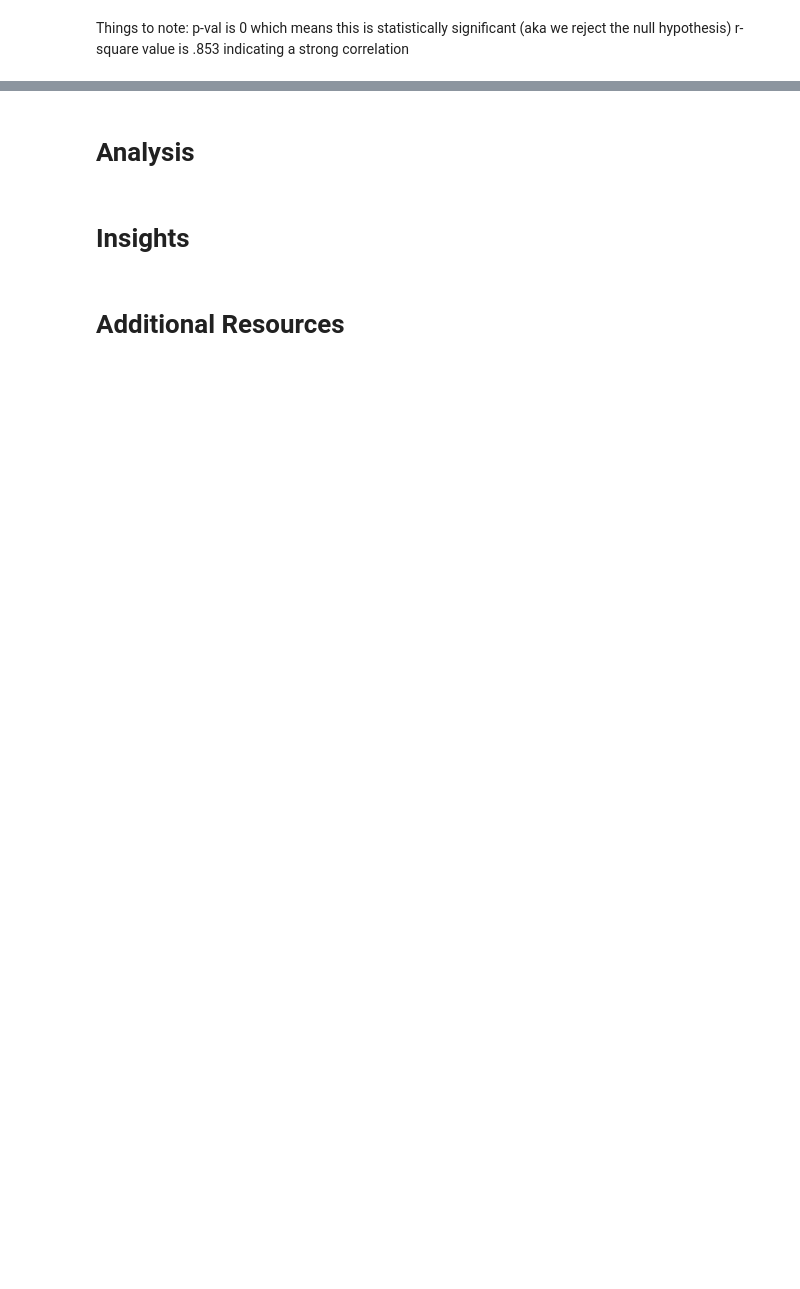
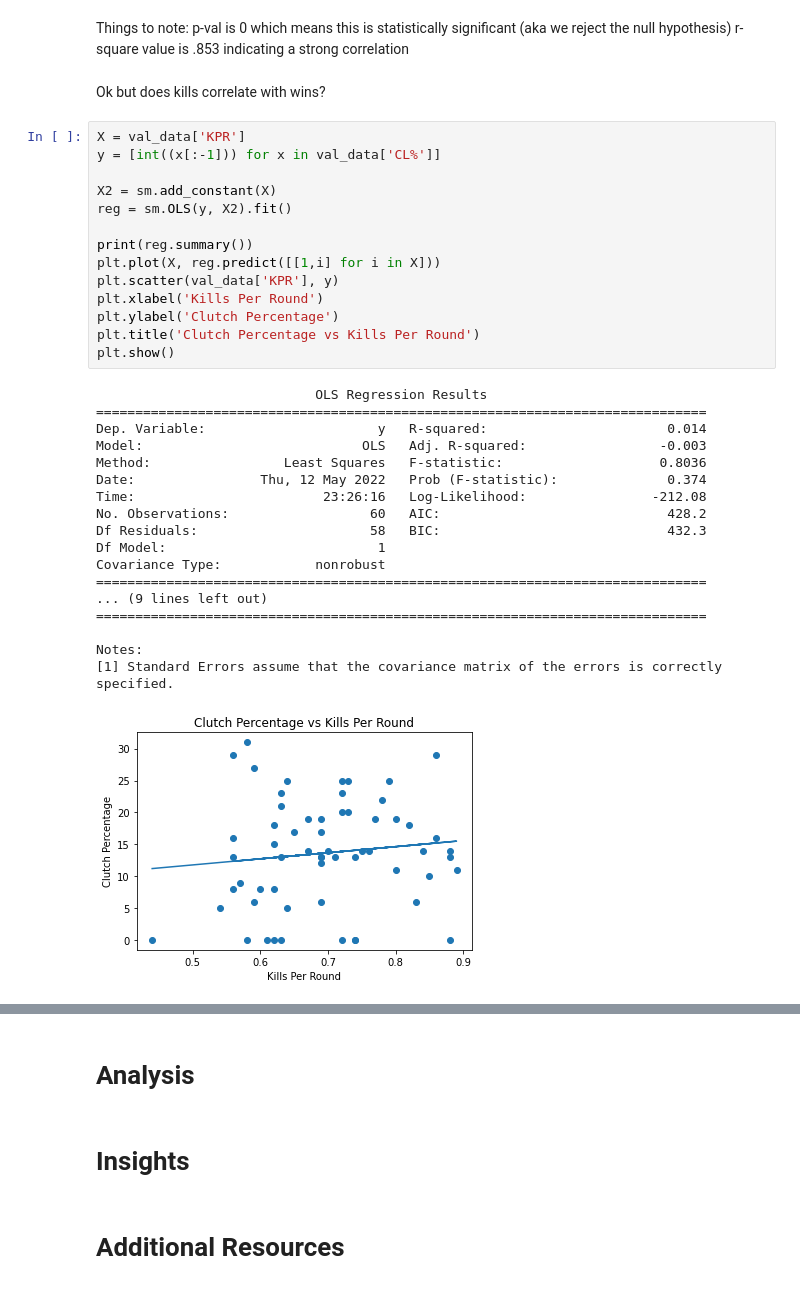
Before and after one commit to shwaylay/cmsc320project, a Jupyter notebook: FinalProject.ipynb, the cells around one changed output, grey strips where cells are left out. Cells and saved outputs as stored; diff of their text form; blank space fills up the shorter version.

```diff
--- a/FinalProject.ipynb
+++ b/FinalProject.ipynb
@@ -198,3 +198,38 @@ strong multicollinearity or other numerical problems.
 Things to note:
 p-val is 0 which means this is statistically significant (aka we reject the null hypothesis)
 r-square value is .853 indicating a strong correlation
+# %% [markdown]
+Ok but does kills correlate with wins?
+# %%
+X = val_data['KPR']
+y = [int((x[:-1])) for x in val_data['CL%']]
+
+X2 = sm.add_constant(X)
+reg = sm.OLS(y, X2).fit()
+
+print(reg.summary())
+plt.plot(X, reg.predict([[1,i] for i in X]))
+plt.scatter(val_data['KPR'], y)
+plt.xlabel('Kills Per Round')
+plt.ylabel('Clutch Percentage')
+plt.title('Clutch Percentage vs Kills Per Round')
+plt.show()
+# %% [output]
+                            OLS Regression Results
+==============================================================================
+Dep. Variable:                      y   R-squared:                       0.014
+Model:                            OLS   Adj. R-squared:                 -0.003
+Method:                 Least Squares   F-statistic:                    0.8036
+Date:                Thu, 12 May 2022   Prob (F-statistic):              0.374
+Time:                        23:26:16   Log-Likelihood:                -212.08
+No. Observations:                  60   AIC:                             428.2
+Df Residuals:                      58   BIC:                             432.3
+Df Model:                           1
+Covariance Type:            nonrobust
+==============================================================================
+... (9 lines left out)
+==============================================================================
+
+Notes:
+[1] Standard Errors assume that the covariance matrix of the errors is correctly specified.
+[figure, added]
```
Also changed, not shown: parts of 5 cells of this notebook.
